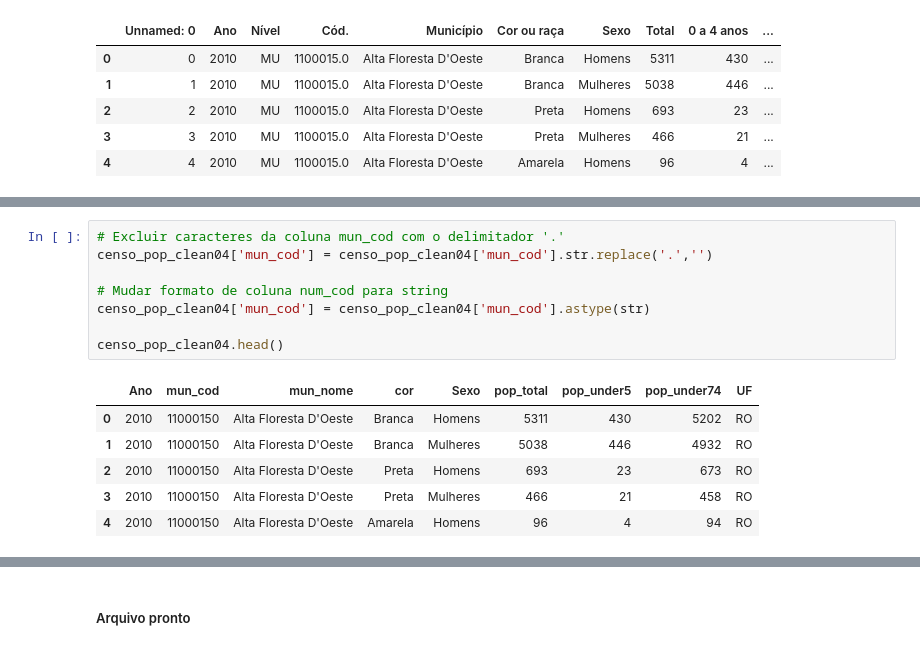
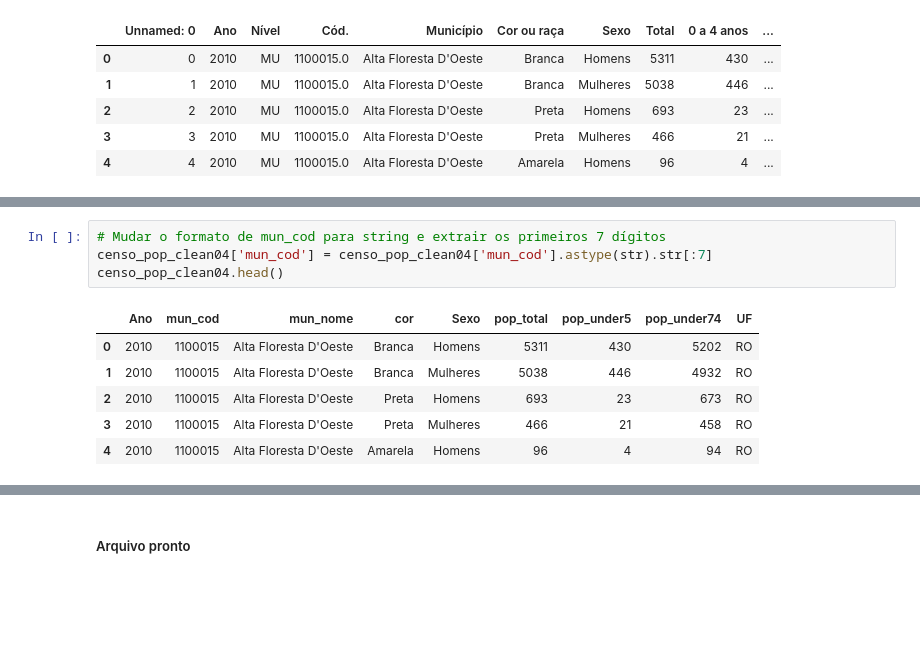
Before and after one commit to mesquita-data/heat_br_bloco1, a Jupyter notebook: Desigualdade_Mortalidade_Brasil_HEAT.ipynb, the cells around one changed output, grey strips where cells are left out. Saved outputs shown, nothing was run; the diff lists cells and outputs as text; blank space fills up the shorter version.

Commit message:
Ajustes para merge de população - com falhas

```diff
--- a/Desigualdade_Mortalidade_Brasil_HEAT.ipynb
+++ b/Desigualdade_Mortalidade_Brasil_HEAT.ipynb
@@ -433,17 +435,13 @@ Data columns (total 9 columns):
 dtypes: float64(1), int64(3), object(5)
 memory usage: 7.7+ MB
 # %%
-# Excluir caracteres da coluna mun_cod com o delimitador '.'
-censo_pop_clean04['mun_cod'] = censo_pop_clean04['mun_cod'].str.replace('.','')
-
-# Mudar formato de coluna num_cod para string
-censo_pop_clean04['mun_cod'] = censo_pop_clean04['mun_cod'].astype(str)
-
+# Mudar o formato de mun_cod para string e extrair os primeiros 7 dígitos
+censo_pop_clean04['mun_cod'] = censo_pop_clean04['mun_cod'].astype(str).str[:7]
 censo_pop_clean04.head()
 # %% [output]
 |  | Ano | mun_cod | mun_nome | cor | Sexo | pop_total | pop_under5 | pop_under74 | UF |
-| 0 | 2010 | 11000150 | Alta Floresta D'Oeste | Branca | Homens | 5311 | 430 | 5202 | RO |
-| 1 | 2010 | 11000150 | Alta Floresta D'Oeste | Branca | Mulheres | 5038 | 446 | 4932 | RO |
-| 2 | 2010 | 11000150 | Alta Floresta D'Oeste | Preta | Homens | 693 | 23 | 673 | RO |
-| 3 | 2010 | 11000150 | Alta Floresta D'Oeste | Preta | Mulheres | 466 | 21 | 458 | RO |
-| 4 | 2010 | 11000150 | Alta Floresta D'Oeste | Amarela | Homens | 96 | 4 | 94 | RO |
+| 0 | 2010 | 1100015 | Alta Floresta D'Oeste | Branca | Homens | 5311 | 430 | 5202 | RO |
+| 1 | 2010 | 1100015 | Alta Floresta D'Oeste | Branca | Mulheres | 5038 | 446 | 4932 | RO |
+| 2 | 2010 | 1100015 | Alta Floresta D'Oeste | Preta | Homens | 693 | 23 | 673 | RO |
+| 3 | 2010 | 1100015 | Alta Floresta D'Oeste | Preta | Mulheres | 466 | 21 | 458 | RO |
+| 4 | 2010 | 1100015 | Alta Floresta D'Oeste | Amarela | Homens | 96 | 4 | 94 | RO |
```
Also changed, not shown: parts of 28 cells of this notebook, 4 other files.
